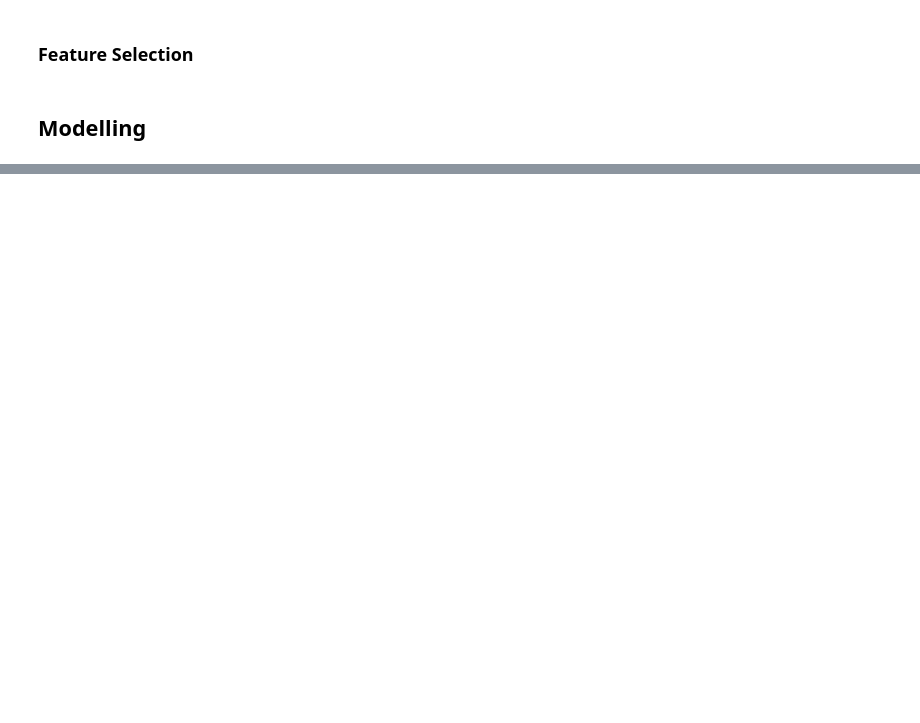
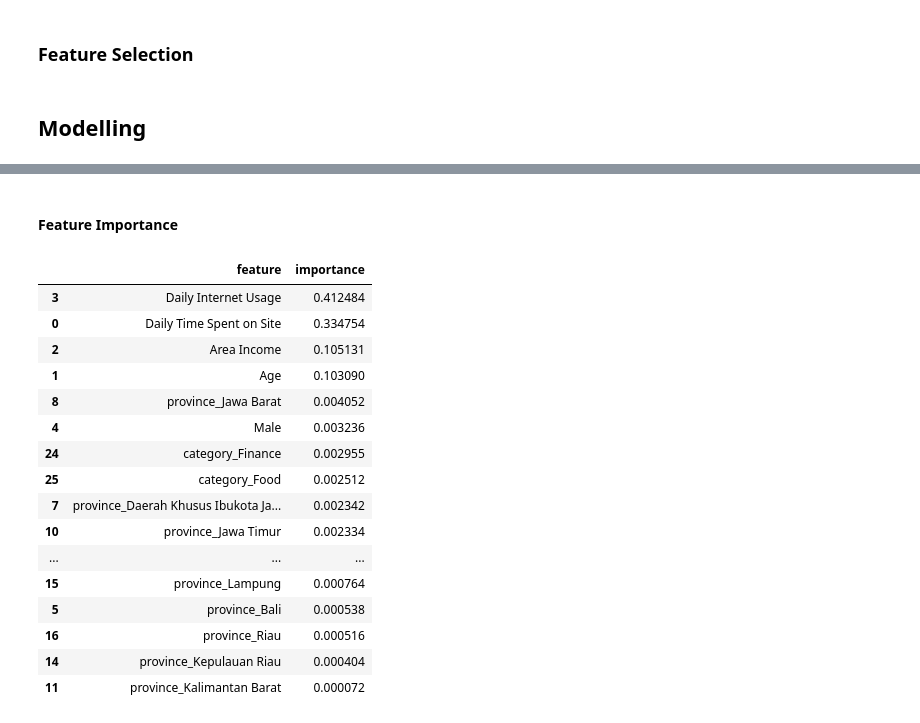
Before and after one commit to garrylgiancarlo/project-clickedads, a Jupyter notebook: clicked_ads.ipynb, the cells around one changed output, grey strips where cells are left out. Drawn from its saved outputs; the diff is of its cells as text; code cells hidden in the pictures; blank space fills up the shorter version.

```diff
--- a/clicked_ads.ipynb
+++ b/clicked_ads.ipynb
@@ -405,0 +558,13 @@ pd.DataFrame([model_1_result['test'],
+# %%
+def get_feature_importance(model, X_train):
+    if hasattr(model, 'feature_importances_'):
+        importances = model.feature_importances_
+    elif hasattr(model, 'coef_'):
+        importances = model.coef_
+    else:
+        return None
+
+    df_fi = pd.DataFrame({'feature': X_train.columns, 'importance': importances})
+    df_fi = df_fi.sort_values(by='importance', ascending=False)
+
+    return df_fi
@@ -405,0 +599,25 @@ pd.DataFrame([model_1_result['test'],
+# %% [markdown]
+#### Feature Importance
+# %%
+best_model = rs.best_estimator_
+
+feature_importance = get_feature_importance(best_model, X_train)
+feature_importance
+# %% [output]
+|  | feature | importance |
+| 3 | Daily Internet Usage | 0.412484 |
+| 0 | Daily Time Spent on Site | 0.334754 |
+| 2 | Area Income | 0.105131 |
+| 1 | Age | 0.103090 |
+| 8 | province_Jawa Barat | 0.004052 |
+| 4 | Male | 0.003236 |
+| 24 | category_Finance | 0.002955 |
+| 25 | category_Food | 0.002512 |
+| 7 | province_Daerah Khusus Ibukota Ja... | 0.002342 |
+| 10 | province_Jawa Timur | 0.002334 |
+| ... | ... | ... |
+| 15 | province_Lampung | 0.000764 |
+| 5 | province_Bali | 0.000538 |
+| 16 | province_Riau | 0.000516 |
+| 14 | province_Kepulauan Riau | 0.000404 |
+| 11 | province_Kalimantan Barat | 0.000072 |
```
Also changed, not shown: parts of 42 cells of this notebook.
